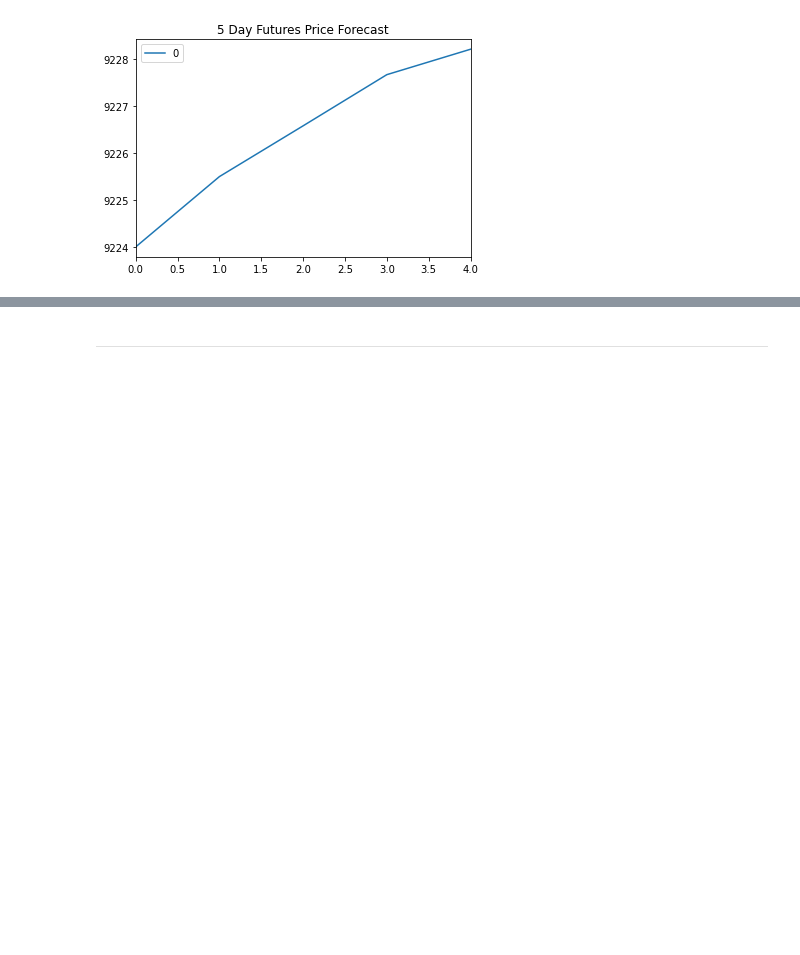
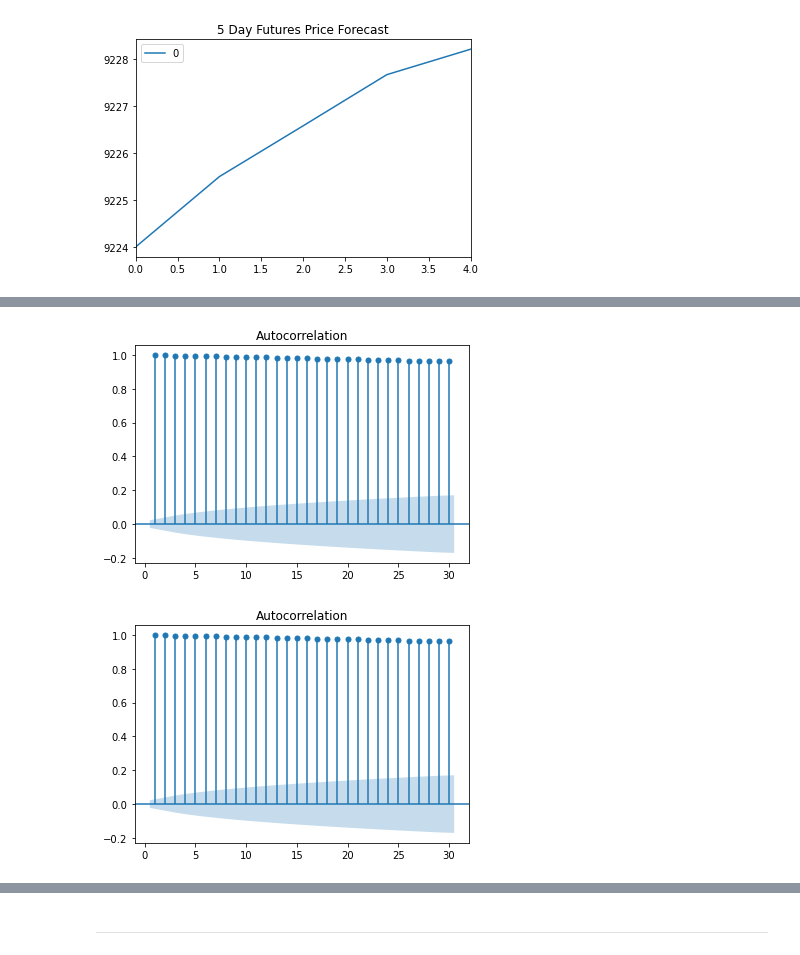
Before and after one commit to rchak007/time_series, a Jupyter notebook: time_series_analysis-Copy1.ipynb, the cells around one changed output, grey strips where cells are left out. Drawn from its saved outputs; the diff is of its cells as text; code cells hidden in the pictures; blank space fills up the shorter version.

```diff
--- a/time_series_analysis.ipynb
+++ b/time_series_analysis-Copy1.ipynb
@@ -281,0 +322,6 @@ pd.DataFrame(res2.forecast(steps=5)[0]).plot(title="5 Day Futures Price Forecast
+# %%
+from statsmodels.graphics.tsaplots import plot_acf, plot_pacf
+plot_acf(yen_futures_settle['Settle'], lags=30, zero=False)
+# %% [output]
+[figure, added]
+[figure, added]
```
Also changed, not shown: parts of 14 cells of this notebook, 2 other files.
